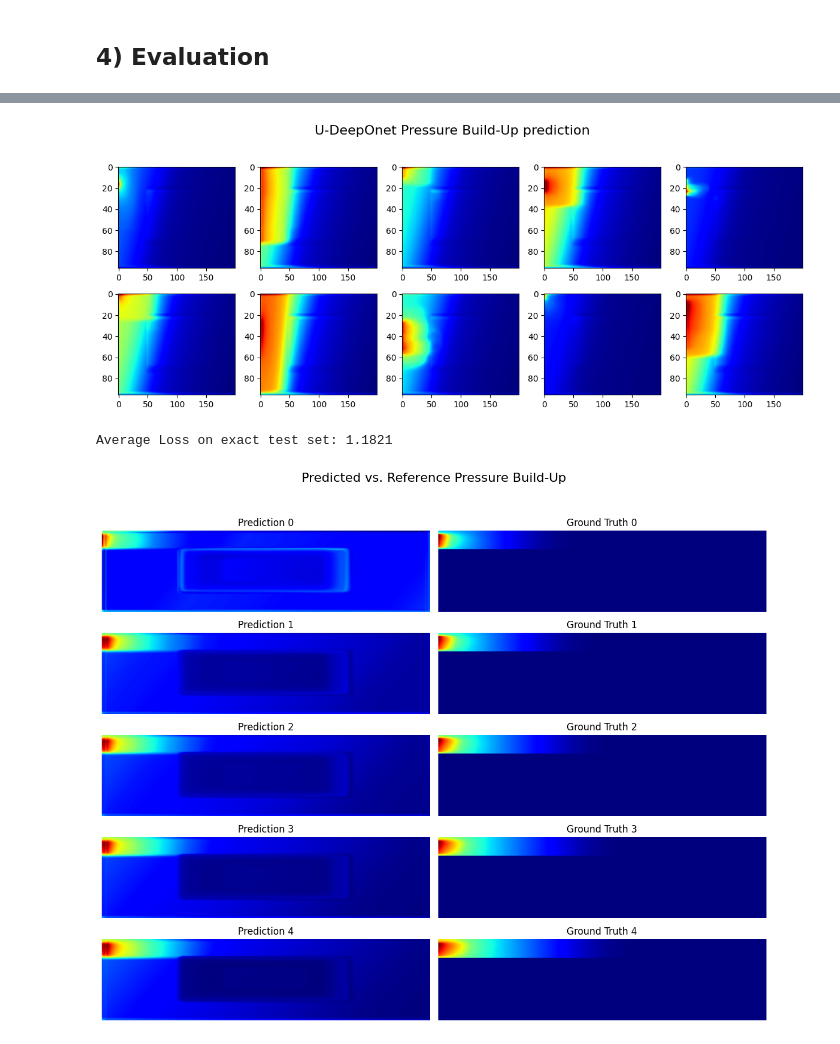
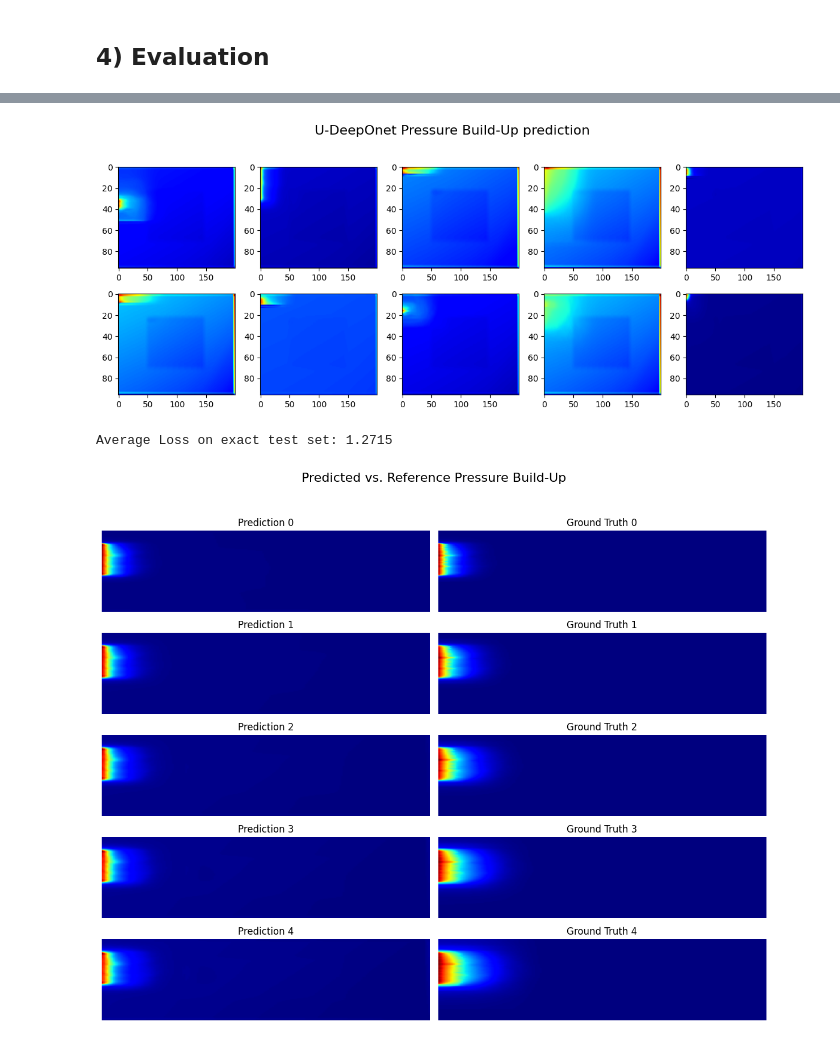
Before and after one commit to oduolaidrisA/Scientific-Machine-Learning, a Jupyter notebook: u-deeponet-for-co2-sequestration.ipynb, the cells around one changed output, grey strips where cells are left out. Saved outputs shown, nothing was run; the diff lists cells and outputs as text; code cells hidden in the pictures.

```diff
--- a/u-deeponet-for-co2-sequestration.ipynb
+++ b/u-deeponet-for-co2-sequestration.ipynb
@@ -50,7 +52,8 @@ t_grid shape: torch.Size([24, 1])
 class config:
     def __init__(self, t_grid):
         #The File paths
-        self.data_path = 'C:/Users/idris_oduola/Documents/Projects/RqPINN/dataset/dP_test_u.pt' #The unnormalized pressure build-up data
+        self.data_path = 'C:/Users/idris_oduola/Documents/Projects/RqPINN/dataset/dP_train_u.pt'
+        self.test_path = 'C:/Users/idris_oduola/Documents/Projects/RqPINN/dataset/dP_test_u.pt'
         self.model_path = 'C:/Users/idris_oduola/Documents/Projects/RqPINN/dataset/udeeponet_model.pt'
         self.checkpoint_dir = 'C:/Users/idris_oduola/Documents/Projects/RqPINN/dataset/checkpoint_udeeponet'
 
@@ -68,7 +71,7 @@ class config:
 
         #The training parameters
         self.num_epoch = 100
-        self.batch_size = 20
+        self.batch_size = 10
 
         #Learning rate scheduler
         self.step_size = 20  #To decay after every, say 10 epochs
@@ -121,30 +129,31 @@ def input_variables(data):
 # %%
 def prepare_data(data,cfg):
     data = torch.load(cfg.data_path,  weights_only=True) #Loading the data set
+    test = torch.load(cfg.test_path,  weights_only=True)
 
-    #First, we generate the some of the scalar and field variables as channels to our data
+    #First, we generate our data
     new_data = input_variables(data)
+    test_data = input_variables(test)
 
 
     #The Branch Net
-    branch_input = new_data[:,:,:,0,:] #CO2 storage of the first day, so DeepONet can predict over the next days leading to 30 years
-    print(f"Branch input Shape:{branch_input.shape}")
+    branch_train_input = new_data[:,:,:,0,:] #CO2 storage of the first day, so DeepONet can predict over the next days leading to 30 years
+    branch_test_input = test_data[:,:,:,0,:]
+    print(f"Branch input for Training data Shape:{branch_train_input.shape}")
+    print(f"Branch input for Testing data Shape:{branch_test_input.shape}")
 
     #Train, test and validation split
     # First we split 500-> 400 train, 100 shared for test and val
-    X_train, X_temp, Y_train, Y_temp = train_test_split(
-        branch_input, data, test_size = 100, random_state = 42, shuffle = True
+    X_train, X_val, Y_train, Y_val = train_test_split(
+        branch_train_input, data, test_size = 500, random_state = 42, shuffle = True
     )
     print(f"After split --> Branch_train: {X_train.shape} ----- Target: {Y_train.shape}")
-    #Next we split 100 -> 50 val, 50 test
-    X_val, X_test, Y_val, Y_test = train_test_split(
-        X_temp, Y_temp, test_size = 0.5, random_state = 42, shuffle = True
-    )
+    print(f"After split --> Branch_val: {X_val.shape} ----- Target: {Y_val.shape}")
 
-    print(f"After split --> Branch_test: {X_test.shape} ----- Target: {Y_test.shape}")
+    print(f"Branch_test: {branch_test_input.shape} ----- Target: {test.shape}")
     #creating the dataloader
     train_loader = DataLoader(TensorDataset(X_train, Y_train), batch_size = cfg.batch_size, shuffle = True)
-    test_loader = DataLoader(TensorDataset(X_test, Y_test), batch_size = cfg.batch_size, shuffle = False)
+    test_loader = DataLoader(TensorDataset(branch_test_input, test), batch_size = cfg.batch_size, shuffle = False)
     val_loader = DataLoader(TensorDataset(X_val, Y_val), batch_size = cfg.batch_size, shuffle = False, num_workers = 3)
 
     return train_loader, test_loader, val_loader
@@ -578,31 +591,31 @@ for i in range(10):
 plt.tight_layout(rect=[0, 0, 1, 0.95])  # prevent suptitle from overlapping
 plt.show()
 # %% [output]
-[figure, old version]
+[figure, new version]
 # %%
 model = PlModel.load_from_checkpoint(checkpoint_path, cfg=cfg)
 avgloss, preds, exact = model.evaluate_on_test_set(data_module.test_dataloader())
 # %% [output]
-Average Loss on exact test set: 1.1821
+Average Loss on exact test set: 1.2715
 # %%
 plt.figure(figsize=(12, 10))
 plt.suptitle("Predicted vs. Reference Pressure Build-Up", fontsize=16)
 
-n = 10
+n = 0
 for i in range(5):  # Plot 5 samples: pred + target
     # Plot prediction
     plt.subplot(5, 2, 2*i+1)
-    plt.imshow(preds[0][n,:,:,i].cpu().numpy(), cmap='jet', aspect='auto')
+    plt.imshow(preds[1][n,:,:,i].cpu().numpy(), cmap='jet', aspect='auto')
     plt.title(f"Prediction {i}")
     plt.axis("off")
 
     # Plot corresponding ground truth
     plt.subplot(5, 2, 2*i + 2)
-    plt.imshow(exact[0][n,:,:,i], cmap='jet', aspect='auto')
+    plt.imshow(exact[1][n,:,:,i], cmap='jet', aspect='auto')
     plt.title(f"Ground Truth {i}")
     plt.axis("off")
 
 plt.tight_layout(rect=[0, 0, 1, 0.95])
 plt.show()
 # %% [output]
-[figure, old version]
+[figure, new version]
```
Also changed, not shown: parts of 10 cells of this notebook, 6 other files.
